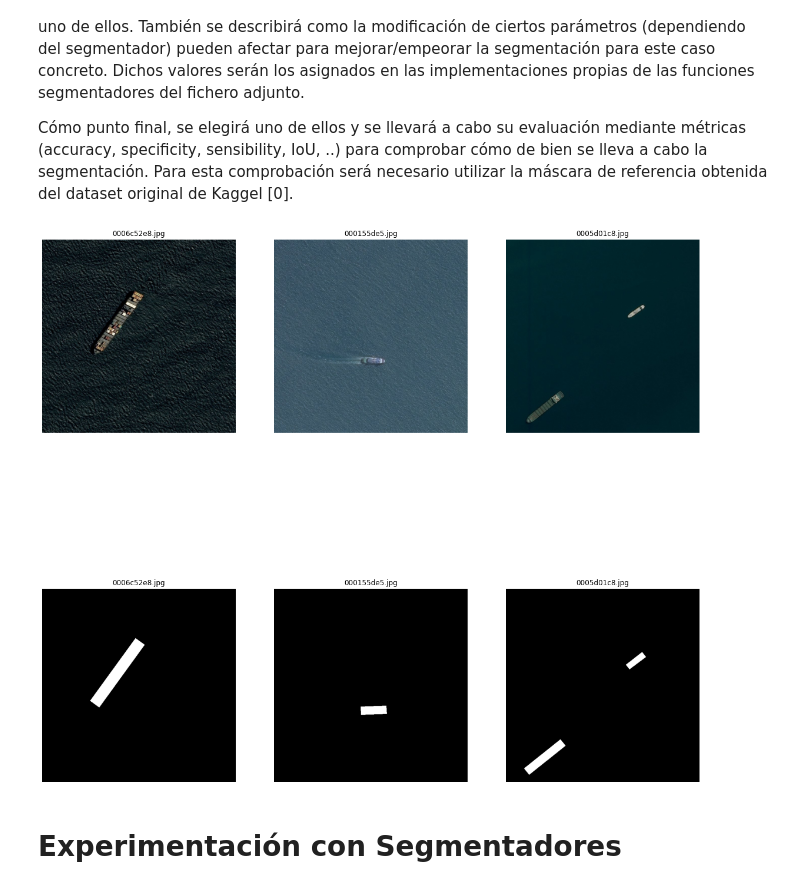
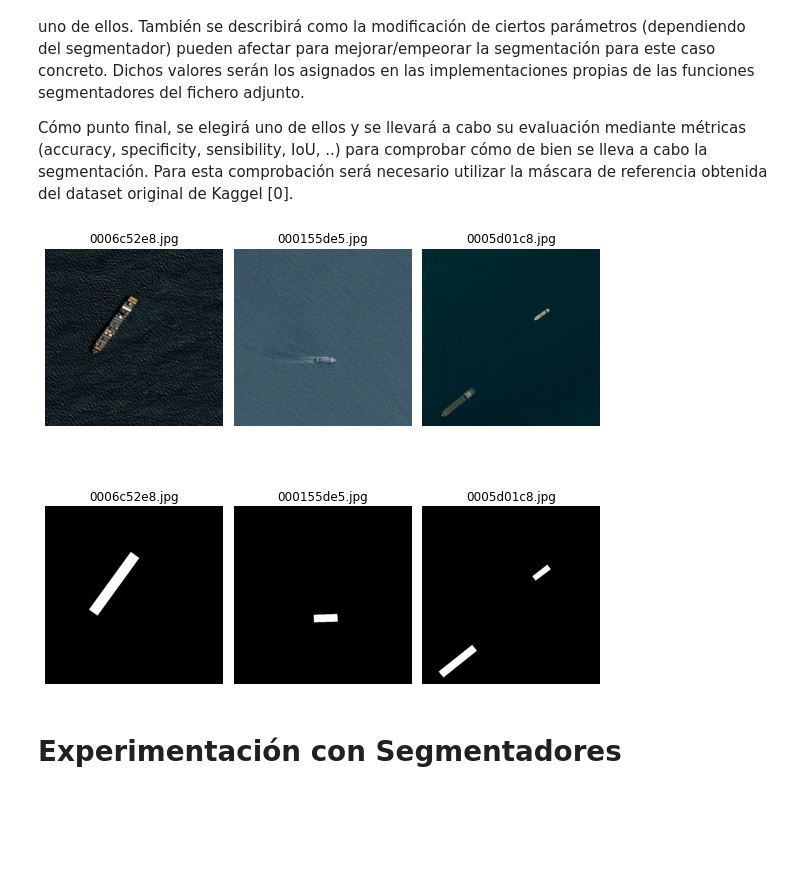
Before and after one commit to mnaranjorion/PercepcionComputacional_act3, a Jupyter notebook: Actividad3_ManuelNaranjoMartinez.ipynb, the cells around one changed output. Saved outputs shown, nothing was run; the diff lists cells and outputs as text; code cells hidden in the pictures; blank space fills up the shorter version.

```diff
--- a/Actividad3_ManuelNaranjoMartinez.ipynb
+++ b/Actividad3_ManuelNaranjoMartinez.ipynb
@@ -73,29 +75,30 @@ Cómo punto final, se elegirá uno de ellos y se llevará a cabo su evaluación
 # %%
 # Listado de imágenes a tratar
 imgs_ids = ['0006c52e8.jpg', '000155de5.jpg', '0005d01c8.jpg']
 
 # Obtenemos las máscaras de las imágenes a tratar
 masks = get_reference_masks('train_ship_segmentations_v2.csv', imgs_ids)
 
 fig, axis = plt.subplots(nrows=2, ncols=len(masks),
-                                  figsize=(20, 20),
+                                  figsize=(8, 8),
                                   sharex=True,
                                   sharey=True)
 
 for i, img in enumerate(imgs_ids):
     axis[0][i].imshow(plt.imread(img))
     axis[0][i].set_title(imgs_ids[i])
     axis[0][i].axis('off')
     axis[0][i].set_adjustable('box')
 
     axis[1][i].imshow(masks[i], cmap=plt.cm.gray)
     axis[1][i].set_title(imgs_ids[i])
     axis[1][i].axis('off')
     axis[1][i].set_adjustable('box')
 
+plt.tight_layout()
 plt.show()
 # %% [output]
-[figure, old version]
+[figure, new version]
 # %% [markdown]
 # Experimentación con Segmentadores
 # %% [markdown]
```
Also changed, not shown: parts of 6 cells of this notebook, 6 other files.
